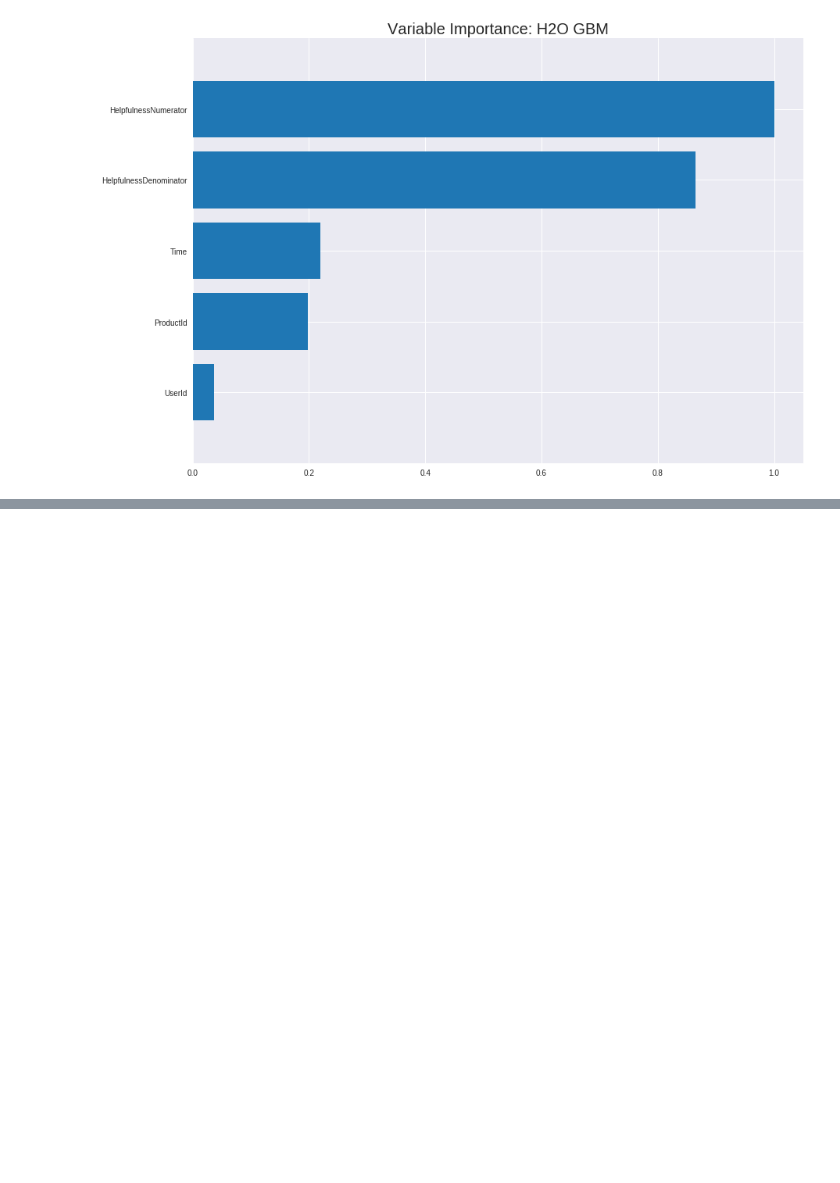
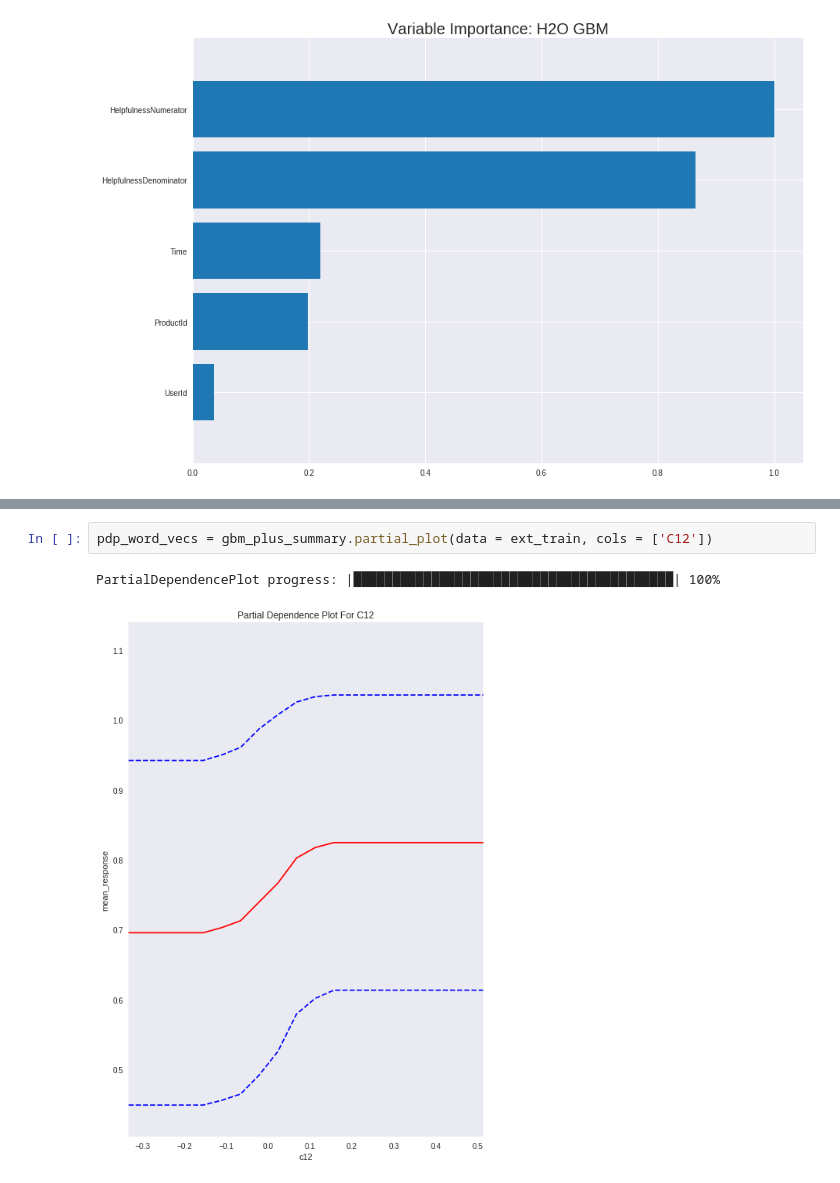
Before and after one commit to binliu0630/Deep_Learning, a Jupyter notebook: H2o_Amazon.ipynb, the cells around one changed output, grey strips where cells are left out. Cells and saved outputs as stored; diff of their text form; blank space fills up the shorter version.

```diff
--- a/H2o_Amazon.ipynb
+++ b/H2o_Amazon.ipynb
@@ -158,0 +312,5 @@ gbm_baseline.varimp_plot()
+# %%
+pdp_word_vecs = gbm_plus_summary.partial_plot(data = ext_train, cols = ['C12'])
+# %% [output]
+PartialDependencePlot progress: |█████████████████████████████████████████| 100%
+[figure, added]
```
Also changed, not shown: parts of 53 cells of this notebook.
